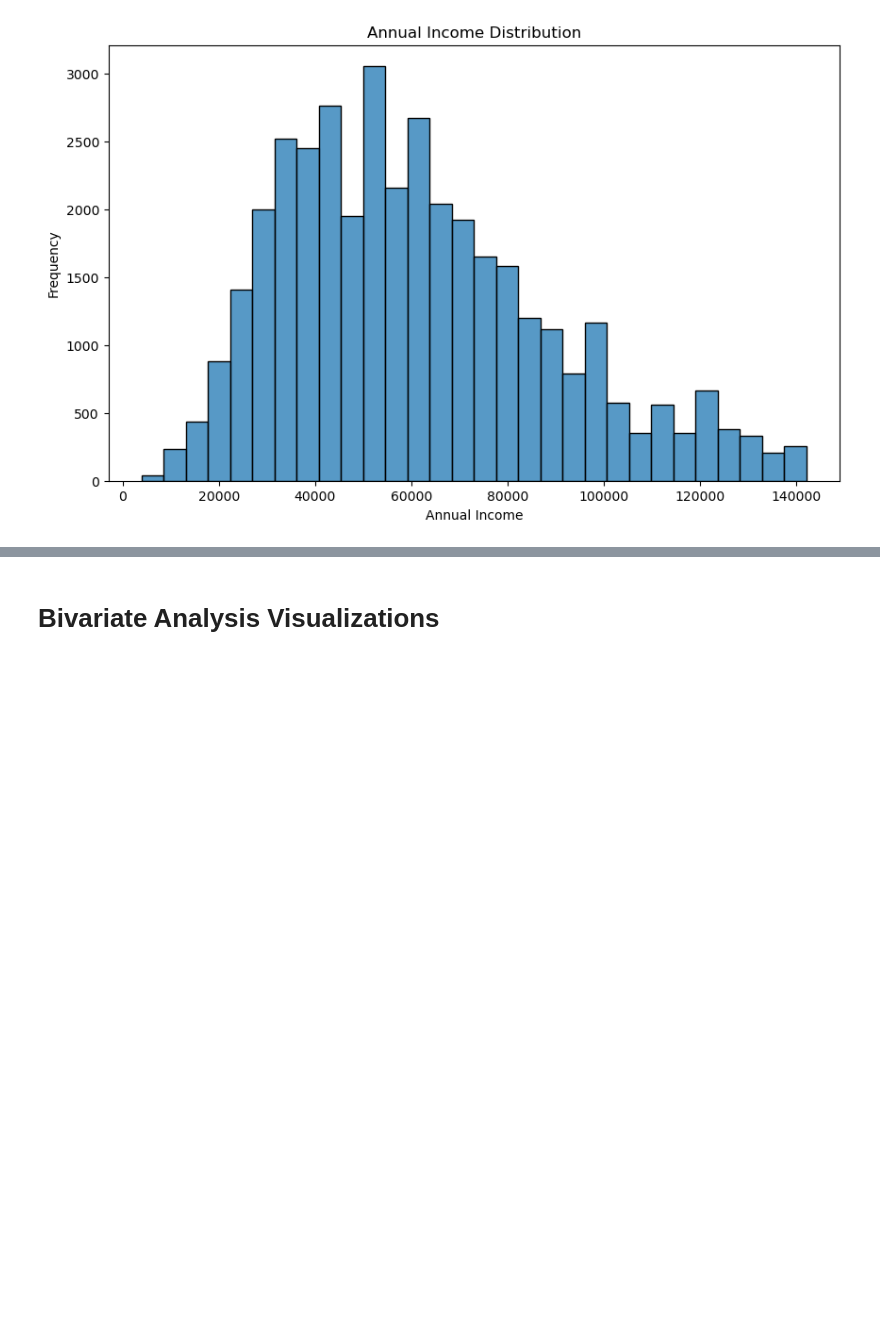
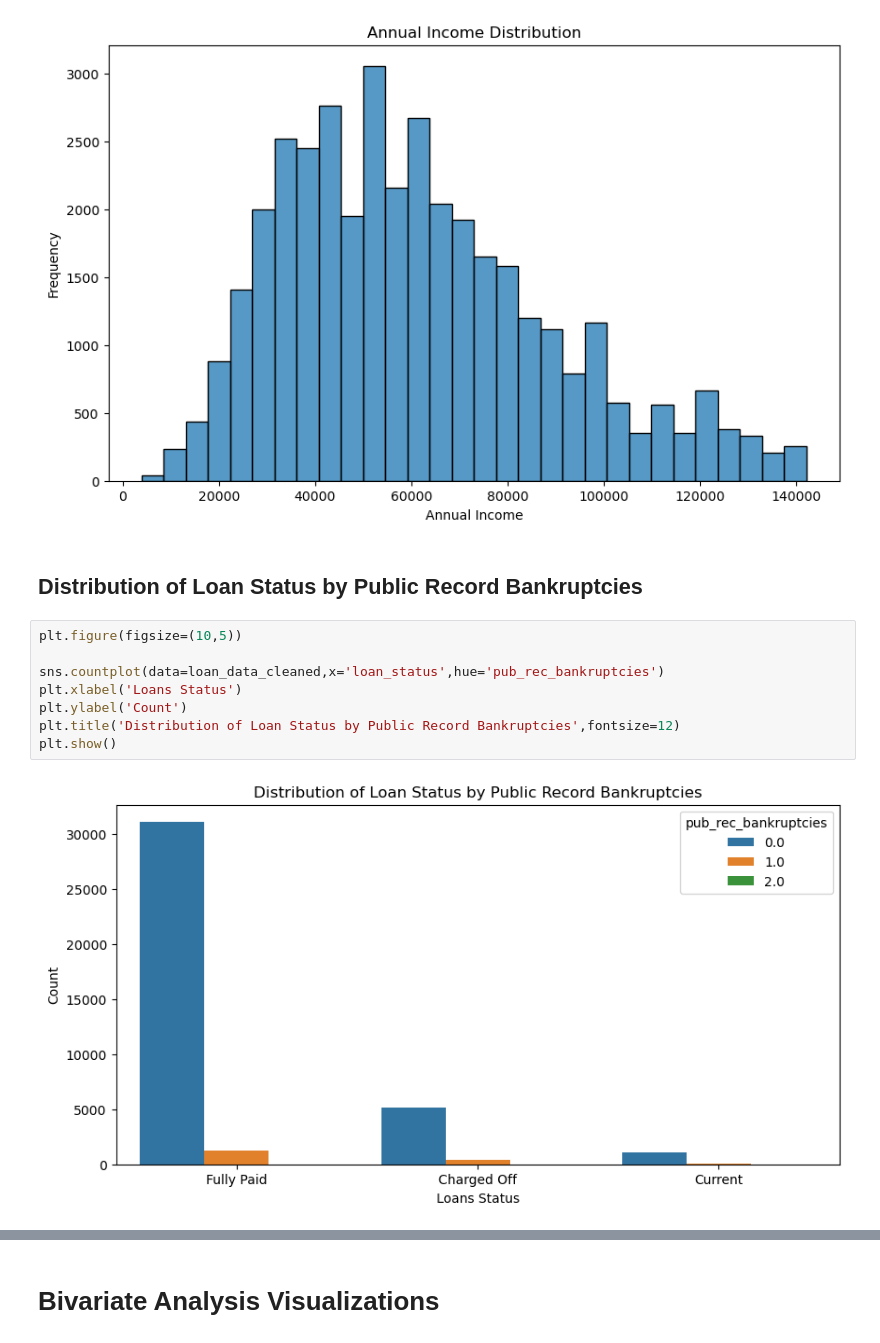
Before and after one commit to mundhranishant/Lending-Club-Case-Study, a Jupyter notebook: Nishant Mundhra.ipynb, the cells around one changed output, grey strips where cells are left out. Drawn from its saved outputs; the diff is of its cells as text; blank space fills up the shorter version.

```diff
--- a/Nishant Mundhra.ipynb
+++ b/Nishant Mundhra.ipynb
@@ -66,3 +77,15 @@ plt.ylabel('Frequency')
 plt.show()
 # %% [output]
 [figure]
+# %% [markdown]
+## Distribution of Loan Status by Public Record Bankruptcies
+# %%
+plt.figure(figsize=(10,5))
+
+sns.countplot(data=loan_data_cleaned,x='loan_status',hue='pub_rec_bankruptcies')
+plt.xlabel('Loans Status')
+plt.ylabel('Count')
+plt.title('Distribution of Loan Status by Public Record Bankruptcies',fontsize=12)
+plt.show()
+# %% [output]
+[figure, added]
```
Also changed, not shown: parts of 3 cells of this notebook, 2 other files.
